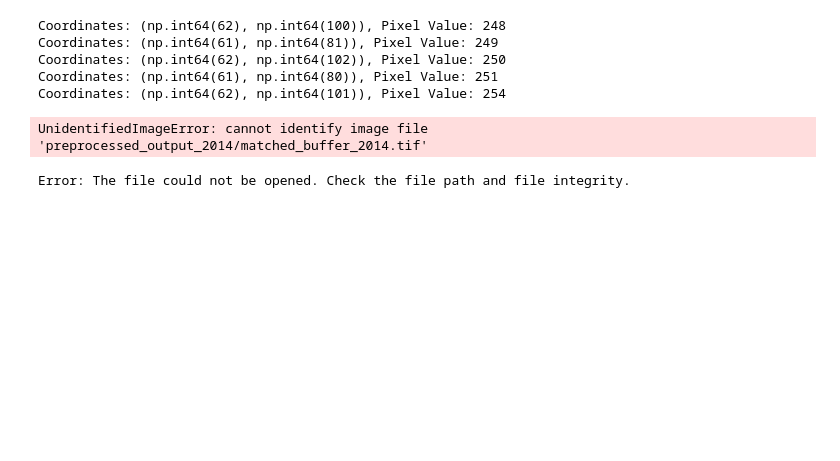
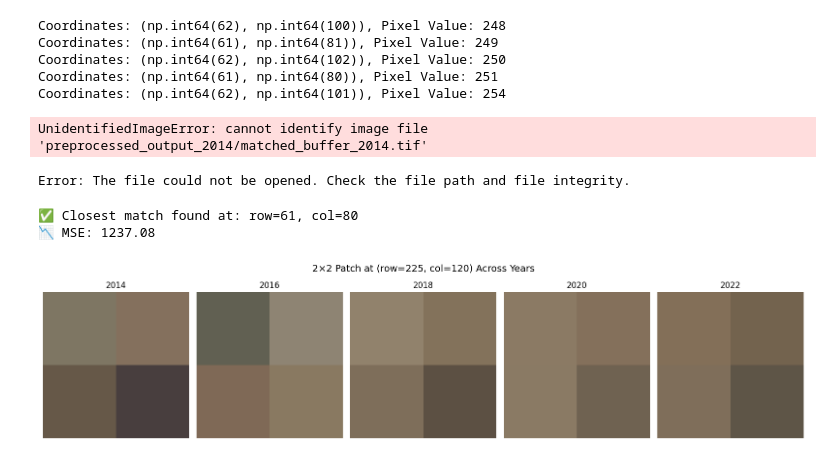
Before and after one commit to DeveshParagiri/tree-mortality, a Jupyter notebook: test.ipynb, the cells around one changed output. Cells and saved outputs as stored; diff of their text form; code cells hidden in the pictures; blank space fills up the shorter version.

```diff
--- a/test.ipynb
+++ b/test.ipynb
@@ -113,3 +113,71 @@ output_path = '/Users/devparagiri/Research/tree-mortality-v3/preprocessed_output
 color_image.save(output_path)
 # %% [output]
 Error: The file could not be opened. Check the file path and file integrity.
+# %%
+import rasterio
+import numpy as np
+from skimage.metrics import mean_squared_error
+
+# === CONFIG ===
+RASTER_PATH = "preprocessed_output_2014/matched_buffer_2014.tif"
+
+# Manually extracted RGB values of the 2x2 patch (you can update these)
+# Format: [top-left, top-right, bottom-left, bottom-right] as RGB triples
+target_patch = np.array([
+    [138, 134, 144],  # top-left
+    [202, 215, 222],  # top-right
+    [138, 132, 140],  # bottom-left
+    [164, 168, 158],  # bottom-right
+], dtype=np.uint8).reshape((2, 2, 3))
+
+# === LOAD RGB bands ===
+with rasterio.open(RASTER_PATH) as src:
+    bands = src.read([1, 2, 3])  # shape: (3, H, W)
+    height, width = bands.shape[1], bands.shape[2]
+    rgb = np.transpose(bands, (1, 2, 0))  # shape: (H, W, 3)
+
+# === SEARCH for best 2x2 patch match ===
+best_score = float('inf')
+best_loc = (0, 0)
+
+for r in range(height - 1):
+    for c in range(width - 1):
+        patch = rgb[r:r+2, c:c+2, :]
+        if patch.shape != (2, 2, 3):
+            continue
+        score = mean_squared_error(patch, target_patch)
+        if score < best_score:
+            best_score = score
+            best_loc = (r, c)
+
+print(f"✅ Closest match found at: row={best_loc[0]}, col={best_loc[1]}")
+print(f"📉 MSE: {best_score:.2f}")
+# %% [output]
+✅ Closest match found at: row=61, col=80
+📉 MSE: 1237.08
+# %%
+import matplotlib.pyplot as plt
+import numpy as np
+import rasterio
+
+YEARS = [2014, 2016, 2018, 2020, 2022]
+BASE_PATH = "preprocessed_output_{year}/matched_buffer_{year}.tif"
+row, col = 225, 120  # from your match
+
+fig, axs = plt.subplots(1, len(YEARS), figsize=(16, 4))
+for i, year in enumerate(YEARS):
+    path = BASE_PATH.format(year=year)
+    with rasterio.open(path) as src:
+        rgb = src.read([1, 2, 3])  # shape: (3, H, W)
+        patch = rgb[:, row:row+2, col:col+2]
+        patch = np.transpose(patch, (1, 2, 0))  # shape: (2, 2, 3)
+
+    axs[i].imshow(patch.astype(np.uint8))
+    axs[i].set_title(f"{year}")
+    axs[i].axis("off")
+
+plt.suptitle(f"2×2 Patch at (row={row}, col={col}) Across Years", fontsize=14)
+plt.tight_layout()
+plt.show()
+# %% [output]
+[figure, added]
```
Also changed, not shown: parts of 15 cells of this notebook, 13 other files.
